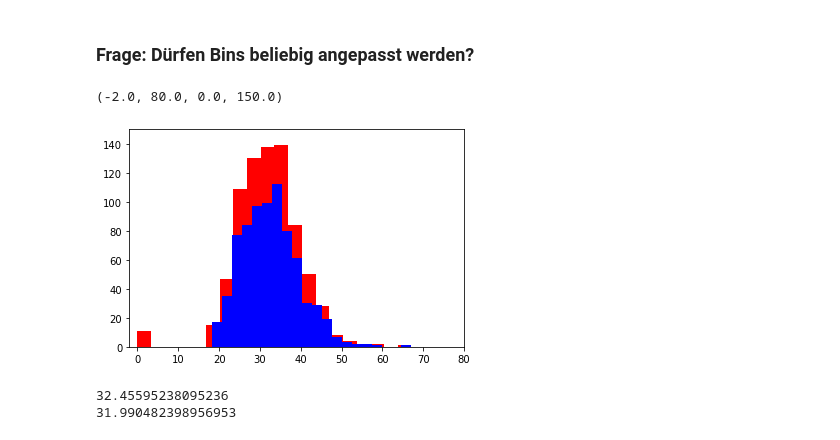
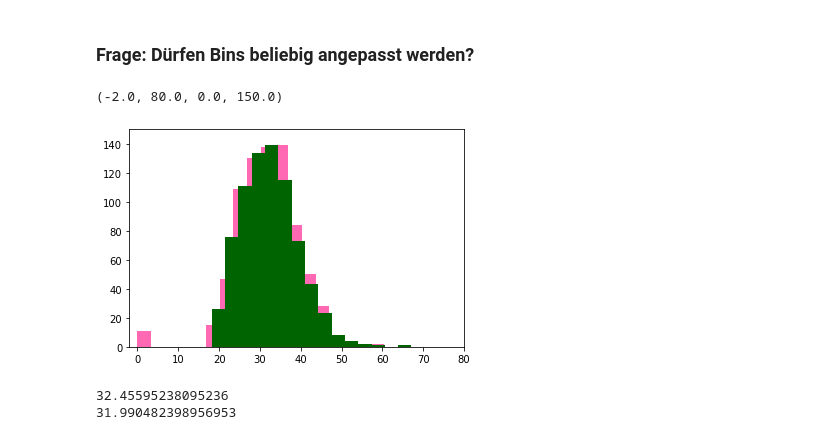
Before and after one commit to Juuuliia/Grundkompetenz-Datenvisualisierung, a Jupyter notebook: GdvAbgabe/GdvAbgabe.ipynb, the cells around one changed output. Drawn from its saved outputs; the diff is of its cells as text; code cells hidden in the pictures.

```diff
--- a/GdvAbgabe/GdvAbgabe.ipynb
+++ b/GdvAbgabe/GdvAbgabe.ipynb
@@ -443,12 +677,12 @@ plt.show()
 ### Frage: Dürfen Bins beliebig angepasst werden?
 # %%
 # zusammen in einer Visualisierung
-plt.hist(diabetes["bmi"],bins = 20,color="r")
-plt.hist(bmi_mit_nan,bins = 20,color="b")
+plt.hist(diabetes["bmi"],bins = 20,color="hotpink")
+plt.hist(bmi_mit_nan,bins = 15,color="darkgreen")
 plt.axis([-2,80,0,150])
 # %% [output]
 (-2.0, 80.0, 0.0, 150.0)
-[figure, old version]
+[figure, new version]
 # %%
 print(bmi_mit_nan.mean())
 print(diabetes["bmi"].mean())
```
Also changed, not shown: parts of 44 cells of this notebook, 1 other file.
